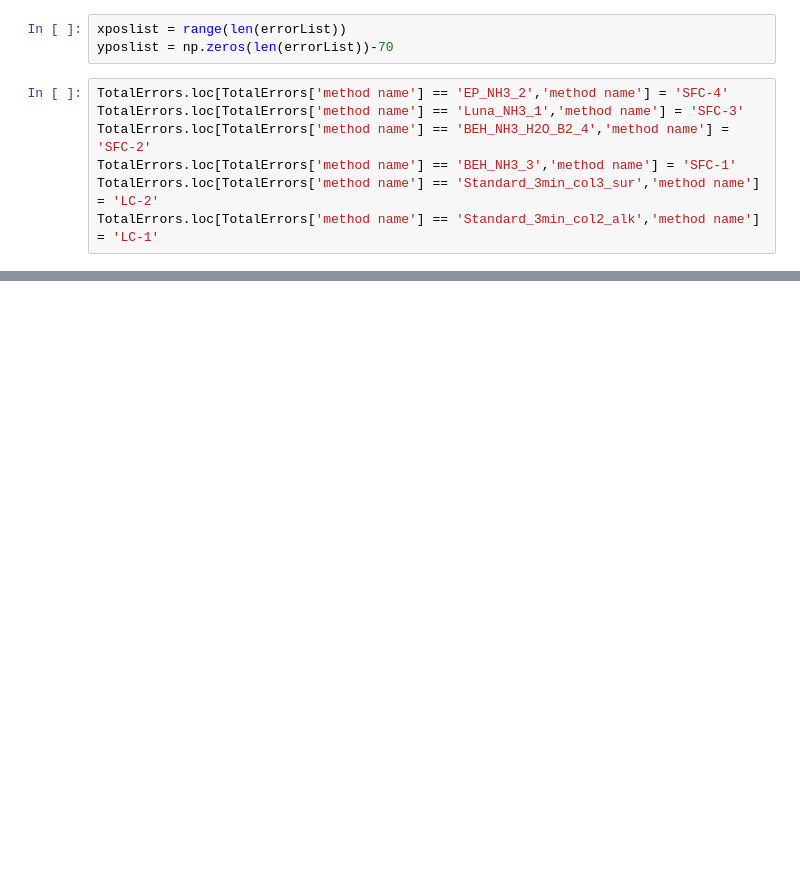
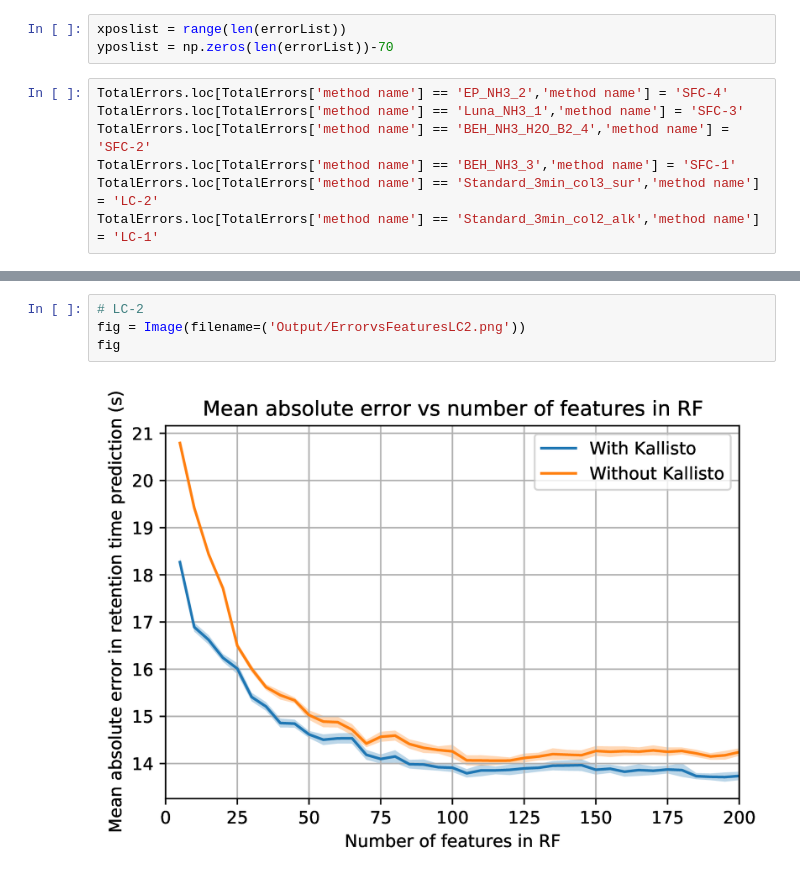
Before and after one commit to alisoltani/kallisto, a Jupyter notebook: rtPredictionAZ.ipynb, the cells around one changed output, grey strips where cells are left out. Saved outputs shown, nothing was run; the diff lists cells and outputs as text; blank space fills up the shorter version.

```diff
--- a/rtPredictionAZ.ipynb
+++ b/rtPredictionAZ.ipynb
@@ -550,0 +563,6 @@ plt.savefig('Output/violinplot.pdf')
+# %%
+# LC-2
+fig = Image(filename=('Output/ErrorvsFeaturesLC2.png'))
+fig
+# %% [output]
+[figure, added]
```
Also changed, not shown: parts of 17 cells of this notebook, 13 other files.
